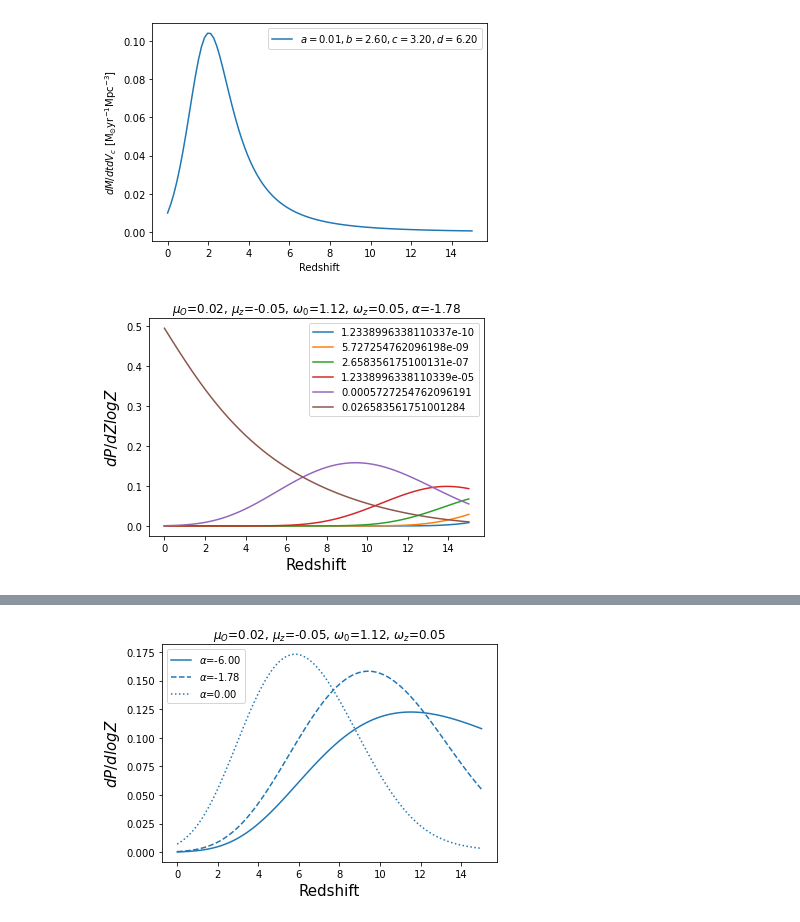
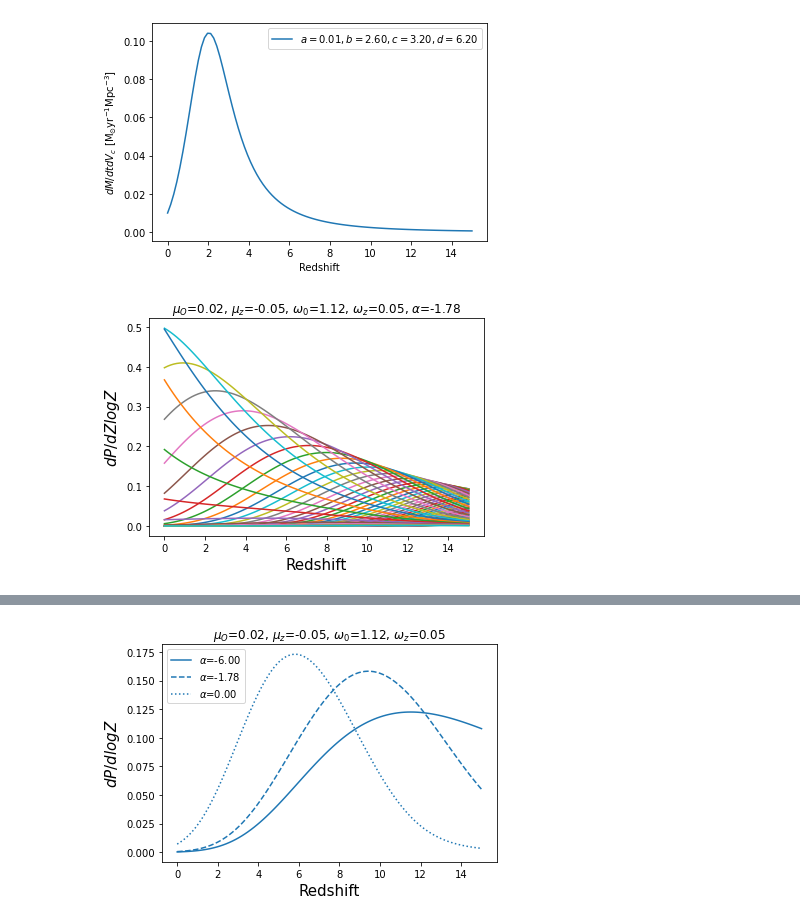
Before and after one commit to sashalvna/Fit_SFRD_TNG, a Jupyter notebook: testing_SFRD_parameters.ipynb, the cells around one changed output, grey strips where cells are left out. Drawn from its saved outputs; the diff is of its cells as text; code cells hidden in the pictures.

Commit message:
Merger rate plots

```diff
--- a/testing_SFRD_parameters.ipynb
+++ b/testing_SFRD_parameters.ipynb
@@ -33,18 +33,20 @@ omega0 = omega0_best
 omegaz = omegaz_best
 alpha = alpha0_best
 # %%
+#dPdlogZ over redshift
 metal_bins = np.logspace(-10, 0, 61) #60 bins
 center_Zbin = (metal_bins[:-1] + metal_bins[1:])/2
 
 dPdlogZ, metallicities, step_logZ, p_draw_metallicity = Z_SFRD.skew_metallicity_distribution(redshift_list, mu_z =muz,
                                                         mu_0 =mu0, omega_0=omega0,omega_z=omegaz, alpha =alpha, metals=center_Zbin)
 
-indices = np.arange(0, 60, 10)
-for i in indices:
-    plt.plot(redshift_list, dPdlogZ[:,i], label=metallicities[i])
+#indices = np.arange(0, 60, 10)
+for i in range(0, 60): #indices:
+    plt.plot(redshift_list, dPdlogZ[:,i],label=metallicities[i])
 plt.xlabel("Redshift", size=15)
 plt.ylabel(r"$dP/dZlogZ$", size=15)
-plt.title(label=r'$\mu_O$=%.2f, $\mu_z$=%.2f, $\omega_0$=%.2f, $\omega_z$=%.2f, $\alpha$=%.2f'%(mu0, muz, omega0, omegaz, alpha))
-plt.legend();
+plt.title(label=r'$\mu_O$=%.2f, $\mu_z$=%.2f, $\omega_0$=%.2f, $\omega_z$=%.2f, $\alpha$=%.2f'%(mu0, muz, omega0, omegaz, alpha));
+plt.savefig("dPdlogZvsredshift_all.png")
+#plt.legend();
 # %% [output]
-[figure, old version]
+[figure, new version]
```
Also changed, not shown: parts of 10 cells of this notebook, 5 other files.
